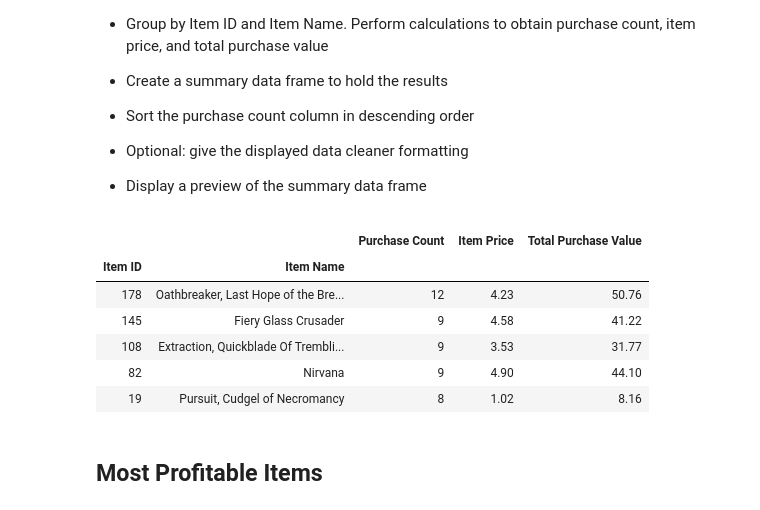
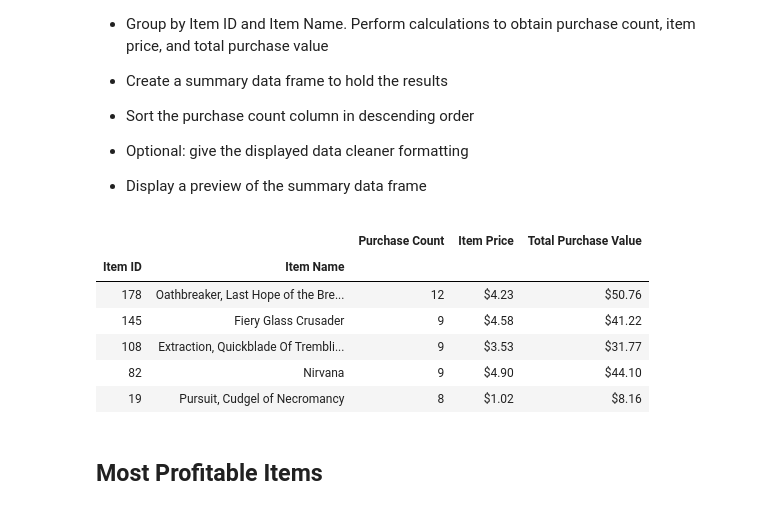
Before and after one commit to Sguthrie123/pandas-challenge, a Jupyter notebook: HeroesOfPymoli/04-Pandas_homework_assignment_HeroesOfPymoli_HeroesOfPymoli_starter.ipynb, the cells around one changed output. Drawn from its saved outputs; the diff is of its cells as text; code cells hidden in the pictures.

Commit message:
fixed the formatting
fixed the formatting of the last two tables to have dollar signs

```diff
--- a/HeroesOfPymoli/04-Pandas_homework_assignment_HeroesOfPymoli_HeroesOfPymoli_starter.ipynb
+++ b/HeroesOfPymoli/04-Pandas_homework_assignment_HeroesOfPymoli_HeroesOfPymoli_starter.ipynb
@@ -356,26 +347,33 @@ df.head()
 # %%
 popular_items = purchase_data.groupby(['Item ID','Item Name'])
 pop_item_purchase_count = popular_items['Purchase ID'].count()
 # pop_item_purchase_count.sort_values(ascending=False)
 pop_item_price = popular_items['Price'].mean()
 # pop_item_price.head()
 pop_item_total_purchase = popular_items['Price'].sum()
 # pop_item_total_purchase
 
 # Create a dictionary adn Data Frame then sory by Purchase count from most bought
 most_pop = { 'Purchase Count': pop_item_purchase_count, 'Item Price': pop_item_price
             ,'Total Purchase Value': pop_item_total_purchase }
 df = pd.DataFrame(data = most_pop)
+
+# df2 used for the next part
+df2 = pd.DataFrame(data = most_pop)
+
+# format and sort values
+df['Item Price'] = df['Item Price'].map('${:,.2f}'.format)
+df['Total Purchase Value'] = df['Total Purchase Value'].map('${:,.2f}'.format)
 df = df.sort_values(["Purchase Count"], ascending=False)
 df.head()
 # %% [output]
 |  |  | Purchase Count | Item Price | Total Purchase Value |
 | Item ID | Item Name |  |  |  |
-| 178 | Oathbreaker, Last Hope of the Bre... | 12 | 4.23 | 50.76 |
-| 145 | Fiery Glass Crusader | 9 | 4.58 | 41.22 |
-| 108 | Extraction, Quickblade Of Trembli... | 9 | 3.53 | 31.77 |
-| 82 | Nirvana | 9 | 4.90 | 44.10 |
-| 19 | Pursuit, Cudgel of Necromancy | 8 | 1.02 | 8.16 |
+| 178 | Oathbreaker, Last Hope of the Bre... | 12 | $4.23 | $50.76 |
+| 145 | Fiery Glass Crusader | 9 | $4.58 | $41.22 |
+| 108 | Extraction, Quickblade Of Trembli... | 9 | $3.53 | $31.77 |
+| 82 | Nirvana | 9 | $4.90 | $44.10 |
+| 19 | Pursuit, Cudgel of Necromancy | 8 | $1.02 | $8.16 |
 # %% [markdown]
 ## Most Profitable Items
 # %% [markdown]
```
Also changed, not shown: parts of 3 cells of this notebook, 1 other file.
